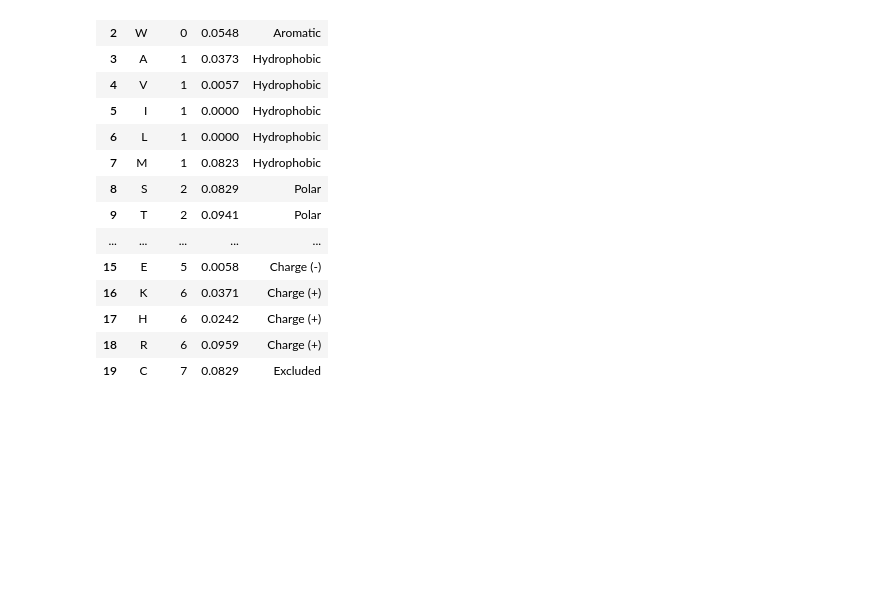
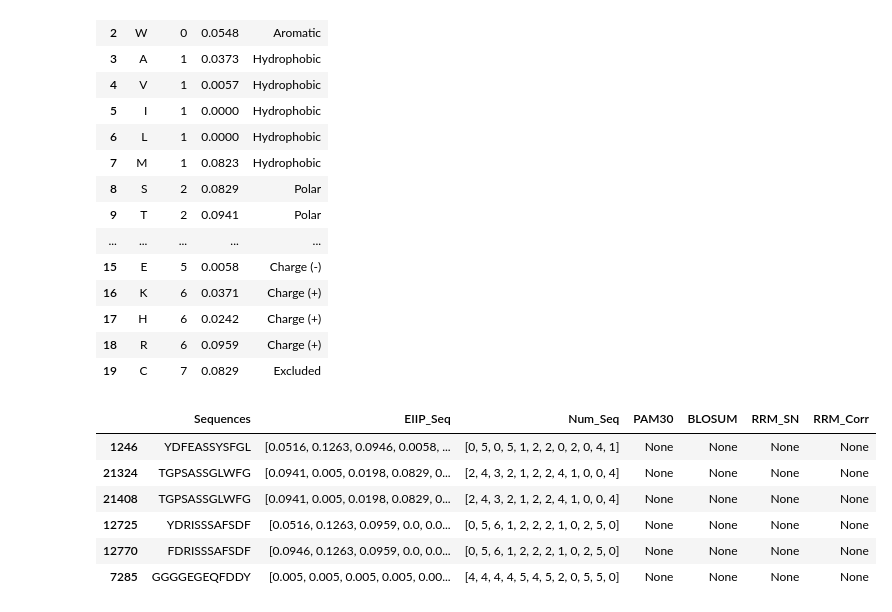
Before and after one commit to clpi/gemsec-neuropep, a Jupyter notebook: final/notebooks/notebook_v4.ipynb, the cells around one changed output. Cells and saved outputs as stored; diff of their text form; code cells hidden in the pictures; blank space fills up the shorter version.

```diff
--- a/final/notebooks/Untitled.ipynb
+++ b/final/notebooks/notebook_v4.ipynb
@@ -444,3 +604,13 @@ similarity.data["AA_MAP"]
 | 17 | H | 6 | 0.0242 | Charge (+) |
 | 18 | R | 6 | 0.0959 | Charge (+) |
 | 19 | C | 7 | 0.0829 | Excluded |
+# %%
+similarity.get_df_with_binder_subseqs(min_length=3)[SEQS['M6']]
+# %% [output]
+|  | Sequences | EIIP_Seq | Num_Seq | PAM30 | BLOSUM | RRM_SN | RRM_Corr |
+| 1246 | YDFEASSYSFGL | [0.0516, 0.1263, 0.0946, 0.0058, ... | [0, 5, 0, 5, 1, 2, 2, 0, 2, 0, 4, 1] | None | None | None | None |
+| 21324 | TGPSASSGLWFG | [0.0941, 0.005, 0.0198, 0.0829, 0... | [2, 4, 3, 2, 1, 2, 2, 4, 1, 0, 0, 4] | None | None | None | None |
+| 21408 | TGPSASSGLWFG | [0.0941, 0.005, 0.0198, 0.0829, 0... | [2, 4, 3, 2, 1, 2, 2, 4, 1, 0, 0, 4] | None | None | None | None |
+| 12725 | YDRISSSAFSDF | [0.0516, 0.1263, 0.0959, 0.0, 0.0... | [0, 5, 6, 1, 2, 2, 2, 1, 0, 2, 5, 0] | None | None | None | None |
+| 12770 | FDRISSSAFSDF | [0.0946, 0.1263, 0.0959, 0.0, 0.0... | [0, 5, 6, 1, 2, 2, 2, 1, 0, 2, 5, 0] | None | None | None | None |
+| 7285 | GGGGEGEQFDDY | [0.005, 0.005, 0.005, 0.005, 0.00... | [4, 4, 4, 4, 5, 4, 5, 2, 0, 5, 5, 0] | None | None | None | None |
```
Also changed, not shown: parts of 6 cells of this notebook, 6 other files.
